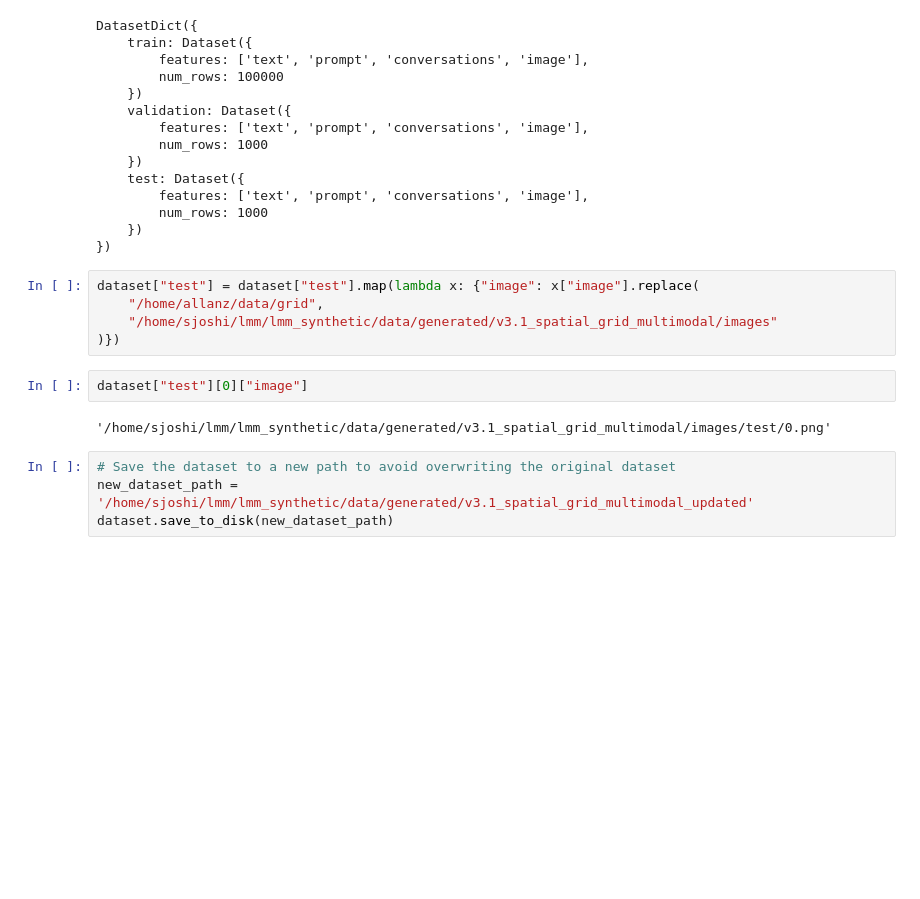
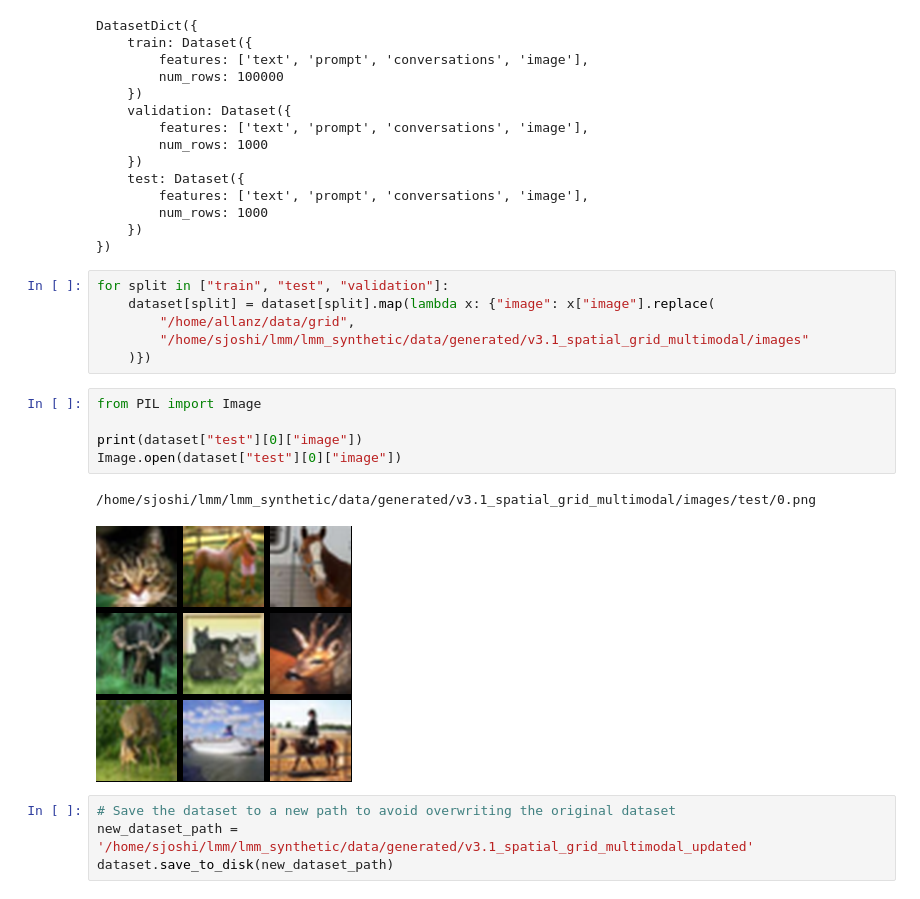
Before and after one commit to sjoshi804/lmm, a Jupyter notebook: lmm_synthetic/data/fix_path.ipynb, the cells around one changed output. Saved outputs shown, nothing was run; the diff lists cells and outputs as text; blank space fills up the shorter version.

```diff
--- a/lmm_synthetic/data/fix_path.ipynb
+++ b/lmm_synthetic/data/fix_path.ipynb
@@ -23,14 +23,19 @@ DatasetDict({
     })
 })
 # %%
-dataset["test"] = dataset["test"].map(lambda x: {"image": x["image"].replace(
-    "/home/allanz/data/grid",
-    "/home/sjoshi/lmm/lmm_synthetic/data/generated/v3.1_spatial_grid_multimodal/images"
-)})
+for split in ["train", "test", "validation"]:
+    dataset[split] = dataset[split].map(lambda x: {"image": x["image"].replace(
+        "/home/allanz/data/grid",
+        "/home/sjoshi/lmm/lmm_synthetic/data/generated/v3.1_spatial_grid_multimodal/images"
+    )})
-# %%
-dataset["test"][0]["image"]
-# %% [output]
-'/home/sjoshi/lmm/lmm_synthetic/data/generated/v3.1_spatial_grid_multimodal/images/test/0.png'
+# %%
+from PIL import Image
+
+print(dataset["test"][0]["image"])
+Image.open(dataset["test"][0]["image"])
+# %% [output]
+/home/sjoshi/lmm/lmm_synthetic/data/generated/v3.1_spatial_grid_multimodal/images/test/0.png
+[figure, added]
 # %%
 # Save the dataset to a new path to avoid overwriting the original dataset
 new_dataset_path = '/home/sjoshi/lmm/lmm_synthetic/data/generated/v3.1_spatial_grid_multimodal_updated'
```
Also changed, not shown: 11 other files.
